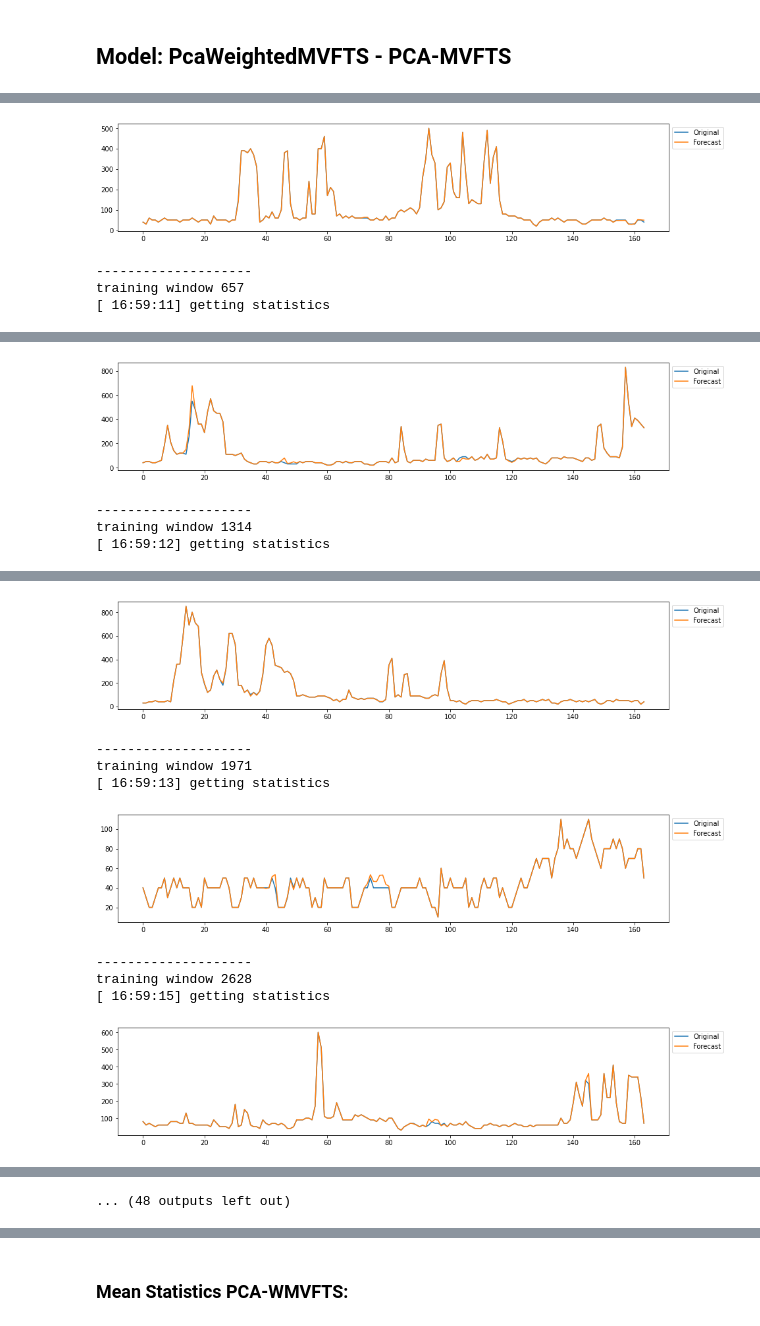
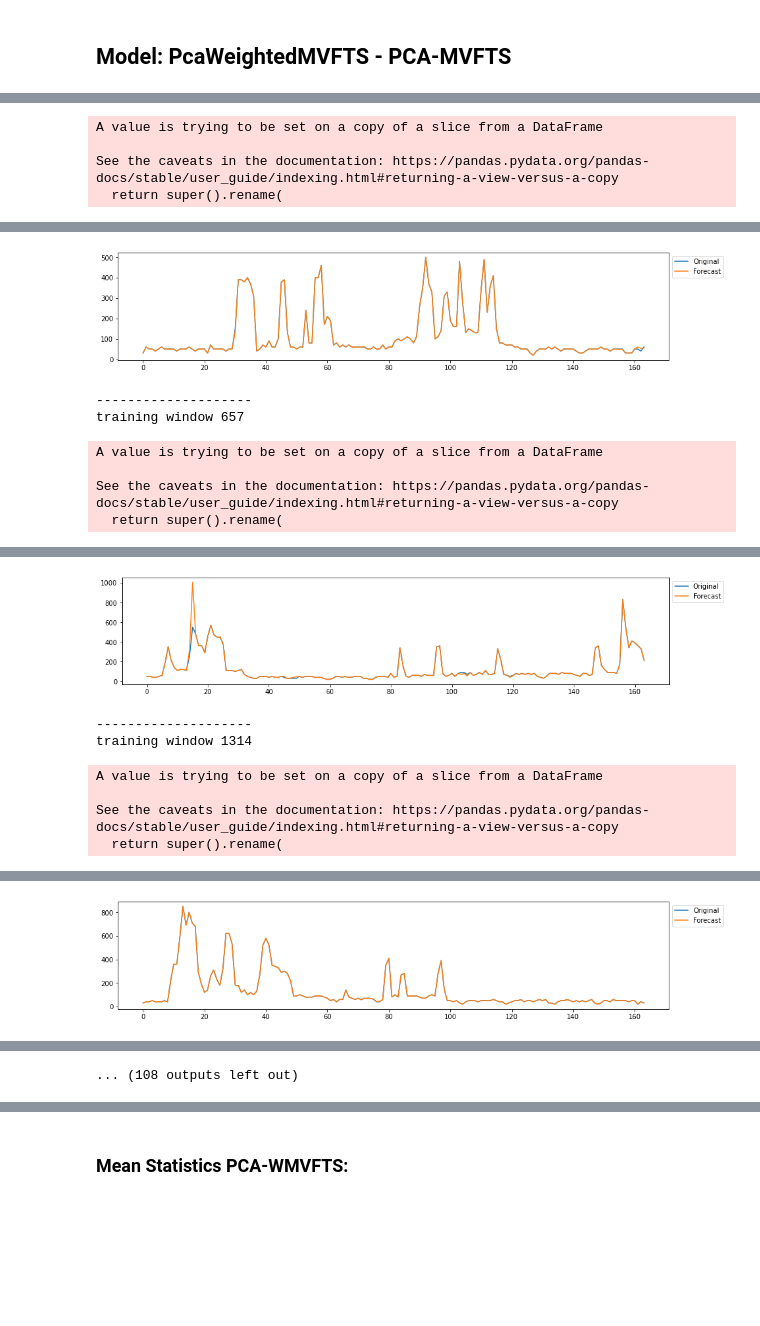
Before and after one commit to MatheusCascalho/Appliance-Energy-Prediction, a Jupyter notebook: notebooks/experimentos_artigo/artigo_appliances/pca_wmvfts.ipynb, the cells around one changed output, grey strips where cells are left out. Drawn from its saved outputs; the diff is of its cells as text; code cells hidden in the pictures; blank space fills up the shorter version.

Commit message:
Retorna o shift dos dados no notebook dos experimentos do modelo PCA-WMVFTS e ajusta os experimentos da base uci appliances.

```diff
--- a/notebooks/experimentos_artigo/artigo_appliances/pca_wmvfts.ipynb
+++ b/notebooks/experimentos_artigo/artigo_appliances/pca_wmvfts.ipynb
@@ -102,7 +116,7 @@ data
 # %% [markdown]
 ### Dataset Energy Appliance: columns
 # %%
-# cols = data.columns
-# list_cols = list(cols)
-# list_cols.append('Appliances_t+1')
-# print(list_cols)
+cols = data.columns
+list_cols = list(cols)
+list_cols.append('Appliances_t+1')
+print(list_cols)
@@ -109,9 +125,9 @@ data
 # %% [markdown]
 ### Dataset Energy Appliance: Preprocessing, Lag = 1, t+1
 # %%
-# # frame as supervised learning
-# reframed = series_to_supervised(values, 1, 1)
-# # drop columns we don't want to predict
-# reframed.drop(reframed.columns[[27,28,29,30,31,32,33,34,35,36,37,38,39,40,41,42,43,44,45,46,47,48,49,50,51]], axis=1, inplace=True)
-# #reframed.drop(reframed.columns[[0,27,28,29,30,31,32,33,34,35,36,37,38,39,40,41,42,43,44,45,46,47,48,49,50,51]], axis=1, inplace=True)
-# reframed.head()
+# frame as supervised learning
+reframed = series_to_supervised(values, 1, 1)
+# drop columns we don't want to predict
+reframed.drop(reframed.columns[[27,28,29,30,31,32,33,34,35,36,37,38,39,40,41,42,43,44,45,46,47,48,49,50,51]], axis=1, inplace=True)
+#reframed.drop(reframed.columns[[0,27,28,29,30,31,32,33,34,35,36,37,38,39,40,41,42,43,44,45,46,47,48,49,50,51]], axis=1, inplace=True)
+reframed.head()
@@ -118,6 +142,6 @@ data
 # %%
-# data = pd.DataFrame(reframed.values,columns=list_cols)
+data = pd.DataFrame(reframed.values,columns=list_cols)
 data = clean_dataset(data)
-data
+data.head()
 # %% [output]
 |  | Appliances | lights | T1 | RH_1 | T2 | RH_2 | T3 | RH_3 | T4 | RH_4 | ... | ... |
@@ -154,9 +172,11 @@ for ct, ttrain, ttest in Util.sliding_window(data, windows_length, 0.75, inc=1):
     if len(ttest) > 0:
 
         data_train = ttrain.loc[:,'Appliances':'Tdewpoint']
-        data_test = ttest.loc[:,'Appliances':'Tdewpoint']
+        data_test = ttest.loc[:,'lights':'Appliances_t+1']
 
-        #print(data_train)
+        data_test.rename(columns = {'Appliances_t+1': 'Appliances'}, inplace = True)
+
+        #print(data_test)
 
         print('-' * 20)
         print(f'training window {(ct)}')
@@ -164,23 +184,21 @@ for ct, ttrain, ttest in Util.sliding_window(data, windows_length, 0.75, inc=1):
         forecast, forecast_self, pca_reduced_test = pca_wmvfts.run_test_model(model,data_test)
 
         #Teste e cálculo dos erros da previsão
-        appliance_test = ttest['Appliances'].values
-#         appliance_test = appliance_test[:len(appliance_test)-order]
-#         forecast = forecast[order:]
+        #appliance_test = ttest['Appliances_t+1'].values
 
         print("[{0: %H:%M:%S}]".format(datetime.datetime.now()) + f" getting statistics")
-        rmse = Measures.rmse(appliance_test,forecast)
-        mape = Measures.mape(appliance_test,forecast)
-        smape = Measures.smape(appliance_test,forecast)
+        rmse = Measures.rmse(pca_reduced_test['Appliances'],forecast)
+        mape = Measures.mape(pca_reduced_test['Appliances'],forecast)
+        smape = Measures.smape(pca_reduced_test['Appliances'],forecast)
 
         forecast = pd.DataFrame(forecast)
         forecast.fillna(forecast.mean(),inplace=True)
         forecast = np.array(forecast).reshape(-1)
-        mae = mean_absolute_error(appliance_test, forecast)
+        mae = mean_absolute_error(pca_reduced_test['Appliances'], forecast)
 
         # Grafico de comparação Original x Previsto para cada janela
         fig, ax = plt.subplots(nrows=1, ncols=1, figsize=[15, 3])
-        ax.plot(appliance_test, label='Original')
+        ax.plot(pca_reduced_test['Appliances'], label='Original')
         ax.plot(forecast, label='Forecast')
         handles, labels = ax.get_legend_handles_labels()
         lgd = ax.legend(handles, labels, loc=2, bbox_to_anchor=(1, 1))
@@ -199,0 +217,4 @@ training window 0
+A value is trying to be set on a copy of a slice from a DataFrame
+
+See the caveats in the documentation: https://pandas.pydata.org/pandas-docs/stable/user_guide/indexing.html#returning-a-view-versus-a-copy
+  return super().rename(
@@ -200,4 +222,7 @@ training window 0
-[figure, old version]
+[figure, new version]
---------------------
-training window 657
-[ 16:59:11] getting statistics
+--------------------
+training window 657
+A value is trying to be set on a copy of a slice from a DataFrame
+
+See the caveats in the documentation: https://pandas.pydata.org/pandas-docs/stable/user_guide/indexing.html#returning-a-view-versus-a-copy
+  return super().rename(
@@ -204,4 +230,7 @@ training window 657
-[figure, old version]
+[figure, new version]
---------------------
-training window 1314
-[ 16:59:12] getting statistics
+--------------------
+training window 1314
+A value is trying to be set on a copy of a slice from a DataFrame
+
+See the caveats in the documentation: https://pandas.pydata.org/pandas-docs/stable/user_guide/indexing.html#returning-a-view-versus-a-copy
+  return super().rename(
@@ -208,9 +238 @@ training window 1314
 [figure]
---------------------
-training window 1971
-[ 16:59:13] getting statistics
-[figure, removed]
---------------------
-training window 2628
-[ 16:59:15] getting statistics
-[figure, removed]
@@ -221,4 +239,4 @@ training window 3285
-... (48 outputs left out)
+... (108 outputs left out)
 # %%
 measures
 # %% [output]
```
Also changed, not shown: parts of 8 cells of this notebook, 2 other files.
